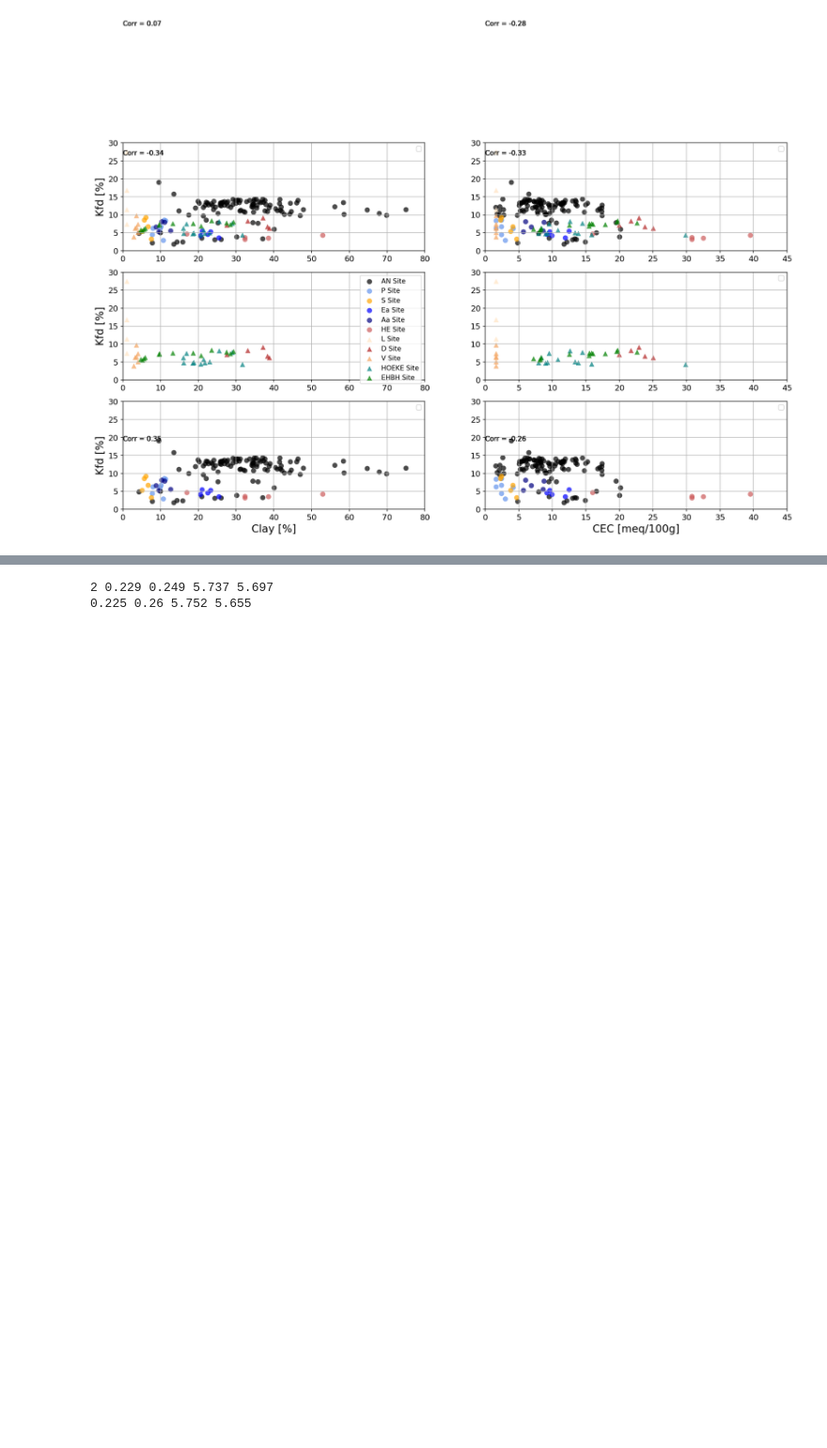
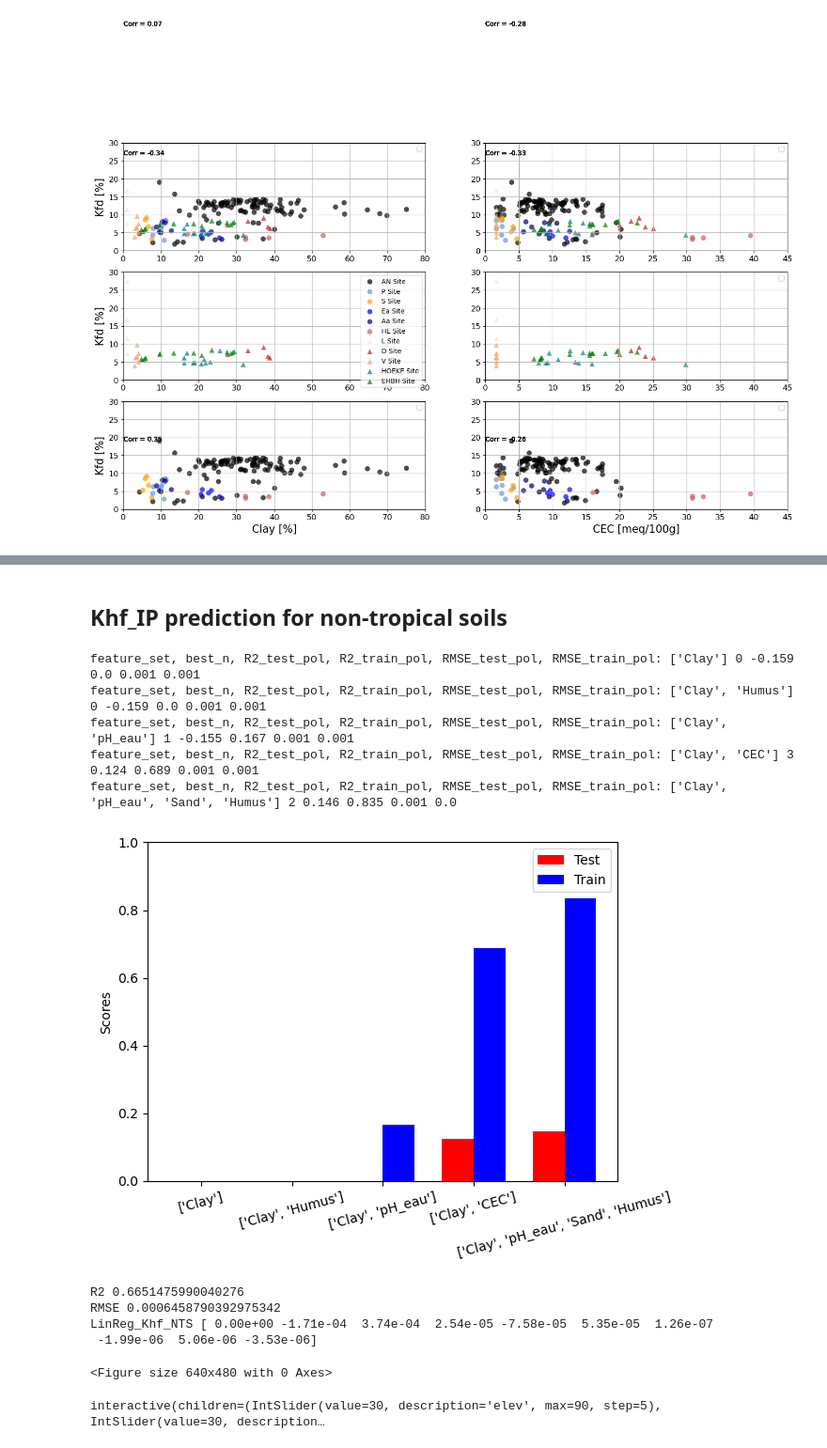
Before and after one commit to SENSE-UGent/kappa-CEC, a Jupyter notebook: cec_clay_susc.ipynb, the cells around one changed output, grey strips where cells are left out. Shown at 94% size. Drawn from its saved outputs; the diff is of its cells as text; code cells hidden in the pictures; blank space fills up the shorter version.

```diff
--- a/cec_clay_susc.ipynb
+++ b/cec_clay_susc.ipynb
@@ -666,13 +541,66 @@ def stochastic_poly(df, feature_columns, Y, n, choose_n, iters=100, round_n=3):
+# %% [markdown]
+## Khf_IP prediction for non-tropical soils
 # %%
-target = df['CEC']
-features = ['Clay']
-best_n, R2_test_pol, R2_train_pol, RMSE_test_pol, RMSE_train_pol = stochastic_poly(df, features, target, n=5, choose_n=True)
-print(best_n, R2_test_pol, R2_train_pol, RMSE_test_pol, RMSE_train_pol)
+feature_sets = [
+    ['Clay'],
+    ['Clay', 'Humus'],
+    ['Clay', 'pH_eau'],
+    ['Clay', 'CEC'],
+    ['Clay', 'pH_eau', 'Sand', 'Humus']
+]
 
-R2_test_pol, R2_train_pol, RMSE_test_pol, RMSE_train_pol = stochastic_poly(df, features, target, n=2, choose_n=False)
-print(R2_test_pol, R2_train_pol, RMSE_test_pol, RMSE_train_pol)
-#2 0.229 0.249 5.737 5.697
-#0.225 0.26 5.752 5.655
+target = df_fil['Khf_IP']
+
+test_errors_summary = []
+train_errors_summary = []
+
+for feature_set in feature_sets:
+    x = df_fil[feature_set].values
+
+    best_n, R2_test_pol, R2_train_pol, RMSE_test_pol, RMSE_train_pol = stochastic_poly(df_fil, feature_set, target, iters=100)
+    print('feature_set, best_n, R2_test_pol, R2_train_pol, RMSE_test_pol, RMSE_train_pol:', feature_set, best_n, R2_test_pol, R2_train_pol, RMSE_test_pol, RMSE_train_pol)
+    test_errors_summary.append(R2_test_pol)
+    train_errors_summary.append(R2_train_pol)
+
+bars_plot(feature_sets, test_errors_summary, train_errors_summary)
+
+################## Puesta en marcha y plot #################
+
+LinReg_Khf_NTS = LinearRegression()
+x = df_fil[['Clay', 'CEC']]
+poly = PolynomialFeatures(degree=3)
+poly.fit(x)
+xt = poly.transform(x)
+LinReg_Khf_NTS.fit(xt, target)
+ypred = LinReg_Khf_NTS.predict(xt)
+R2 = r2_score(target, ypred)
+RMSE_ = RMSE(target, ypred)
+print('R2', R2)
+print('RMSE', RMSE_)
+
+# Create a meshgrid for Clay and Khf_IP
+x_ = np.linspace(df_fil.Clay.min(), df_fil.Clay.max(), 50)
+y_ = np.linspace(df_fil.CEC.min(), df_fil.CEC.max(), 50)
+xx, yy = np.meshgrid(x_, y_)
+
+print('LinReg_Khf_NTS', LinReg_Khf_NTS.coef_)
+# Calculate the Z values for the plane using the meshgrid
+zz = LinReg_Khf_NTS.coef_[0]*xx + LinReg_Khf_NTS.coef_[1]*yy + LinReg_Khf_NTS.intercept_
+
+def interactive_plot(elev=30, azim=30):
+    return plot_3d(df_fil, xx, yy, zz, elev, azim)
+
+widgets.interactive(interactive_plot, elev=(0, 90, 5), azim=(0, 360, 5))
 # %% [output]
-2 0.229 0.249 5.737 5.697
-0.225 0.26 5.752 5.655
+feature_set, best_n, R2_test_pol, R2_train_pol, RMSE_test_pol, RMSE_train_pol: ['Clay'] 0 -0.159 0.0 0.001 0.001
+feature_set, best_n, R2_test_pol, R2_train_pol, RMSE_test_pol, RMSE_train_pol: ['Clay', 'Humus'] 0 -0.159 0.0 0.001 0.001
+feature_set, best_n, R2_test_pol, R2_train_pol, RMSE_test_pol, RMSE_train_pol: ['Clay', 'pH_eau'] 1 -0.155 0.167 0.001 0.001
+feature_set, best_n, R2_test_pol, R2_train_pol, RMSE_test_pol, RMSE_train_pol: ['Clay', 'CEC'] 3 0.124 0.689 0.001 0.001
+feature_set, best_n, R2_test_pol, R2_train_pol, RMSE_test_pol, RMSE_train_pol: ['Clay', 'pH_eau', 'Sand', 'Humus'] 2 0.146 0.835 0.001 0.0
+[figure, added]
+R2 0.6651475990040276
+RMSE 0.0006458790392975342
+LinReg_Khf_NTS [ 0.00e+00 -1.71e-04  3.74e-04  2.54e-05 -7.58e-05  5.35e-05  1.26e-07
+ -1.99e-06  5.06e-06 -3.53e-06]
+<Figure size 640x480 with 0 Axes>
+interactive(children=(IntSlider(value=30, description='elev', max=90, step=5), IntSlider(value=30, description…
```
Also changed, not shown: parts of 25 cells of this notebook, 2 other files.
